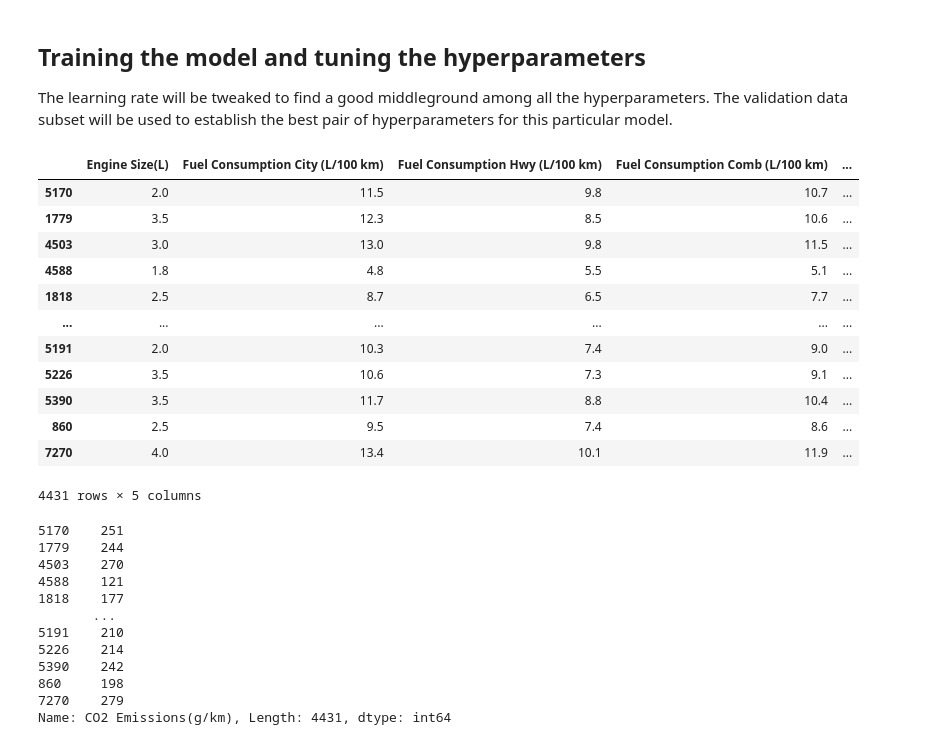
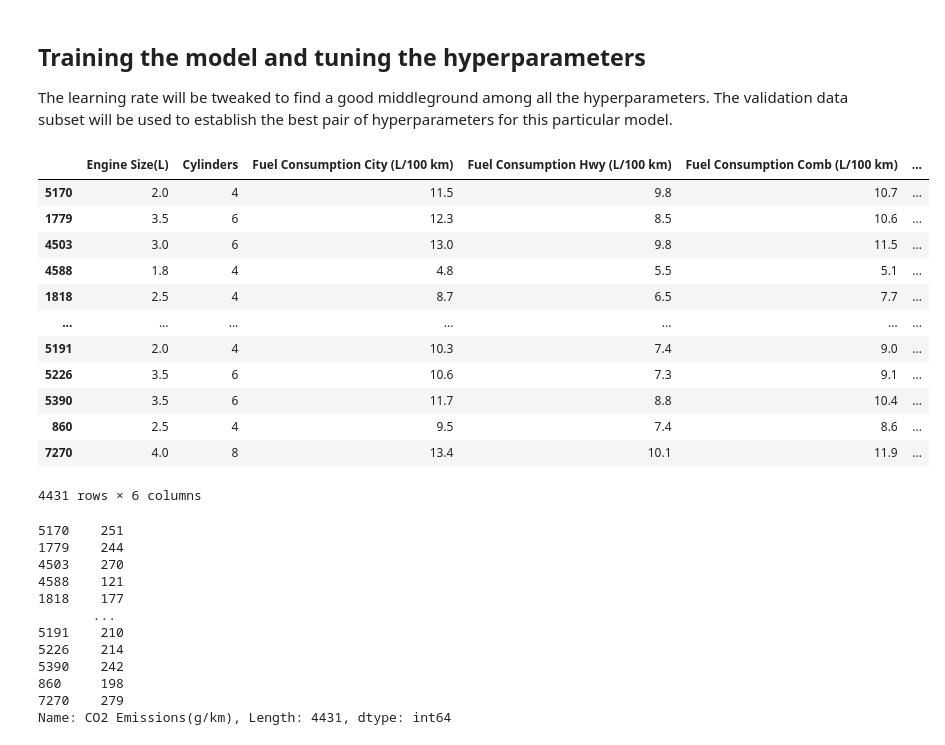
Before and after one commit to timid-angel/co2-emissions-prediction-model, a Jupyter notebook: Linear_Regression.ipynb, the cells around one changed output. Cells and saved outputs as stored; diff of their text form; code cells hidden in the pictures.

```diff
--- a/Linear_Regression.ipynb
+++ b/Linear_Regression.ipynb
@@ -11,6 +11,7 @@ This class defines a linear regression model that acceps the learning rate and t
 - `fit(X, Y)`: takes the features and the corresponding value to train the model
 - `predict(X)`: takes a list of features and returns the model's predicted values
 # %%
+# Implementation of Linear Regression using Batch Gradient Descent
 class LinearRegression:
     def __init__(self, lr=0.001, epochs=1000):
         self.learning_rate = lr
@@ -21,8 +22,8 @@ class LinearRegression:
 
     def fit(self, X, Y):
         sample_count, feature_count = len(X), len(X[0])
-        self.weights = [0] * feature_count
-        self.bias = 0
+        self.weights = [250.0] * feature_count
+        self.bias = 0.0
 
         for _ in range(self.epochs):
             y_preds = [self.bias] * sample_count
@@ -36,7 +37,7 @@ class LinearRegression:
             weight_diff = [0] * feature_count
             for i in range(sample_count):
                 for fi in range(feature_count):
-                    weight_diff[fi] += 2*(X[i][fi] * y_diff[i])
+                    weight_diff[fi] += (X[i][fi] * y_diff[i])
 
             for fi in range(feature_count):
                 weight_diff[fi] *= 1/sample_count
@@ -57,0 +106,11 @@ class LinearRegression:
+# %%
+filtered_columns = [
+    "Make",
+    "Model",
+    "Vehicle Class",
+    "Transmission",
+    "Fuel Type",
+]
+
+data = data.drop(columns=filtered_columns)
+data.head()
@@ -58,18 +124,8 @@ class LinearRegression:
 # %%
-# Import the dataset and filter out unnecessary features
-data = pd.read_csv("./data/CO2_Emissions.csv")
+# separate the last column and split the data
+data_x = data.drop(columns=['CO2 Emissions(g/km)'])
+data_y = data['CO2 Emissions(g/km)']
 
-filtered_columns = [
-    "Make",
-    "Model",
-    "Vehicle Class",
-    "Transmission",
-    "Fuel Type",
-    "Cylinders"
-]
-
-data_x = data.drop(columns=['CO2 Emissions(g/km)', *filtered_columns])
-data_y = data['CO2 Emissions(g/km)']
 
 train_x, temp_x, train_y, temp_y = train_test_split(data_x, data_y, test_size=0.40, random_state=42)
 validation_x, test_x, validation_y, test_y = train_test_split(temp_x, temp_y, test_size=0.50, random_state=42)
@@ -102,28 +157,29 @@ for feature in data_x.columns:
 The learning rate will be tweaked to find a good middleground among all the hyperparameters. The validation data subset will be used to establish the best pair of hyperparameters for this particular model.
 # %%
 # Make several models using different learning rates and epochs and use the performance metric measures to check how well they perform
-learning_rates = [0.00001, 0.0003, 0.0002, 0.0005, 0.0001]
-models = [LinearRegression(lr=lr) for lr in learning_rates]
+# learning_rates = [0.00001, 0.0003, 0.0002, 0.0005, 0.0001]
+learning_rates = [0.0001]
+models = [LinearRegression() for lr in learning_rates]
 
 conv_train_x = train_x.values.tolist()
 conv_train_y = list(train_y)
 
 # Visualize features of the training data subset
 train_x
 # %% [output]
-|  | Engine Size(L) | Fuel Consumption City (L/100 km) | Fuel Consumption Hwy (L/100 km) | Fuel Consumption Comb (L/100 km) | ... |
-| 5170 | 2.0 | 11.5 | 9.8 | 10.7 | ... |
-| 1779 | 3.5 | 12.3 | 8.5 | 10.6 | ... |
-| 4503 | 3.0 | 13.0 | 9.8 | 11.5 | ... |
-| 4588 | 1.8 | 4.8 | 5.5 | 5.1 | ... |
-| 1818 | 2.5 | 8.7 | 6.5 | 7.7 | ... |
-| ... | ... | ... | ... | ... | ... |
-| 5191 | 2.0 | 10.3 | 7.4 | 9.0 | ... |
-| 5226 | 3.5 | 10.6 | 7.3 | 9.1 | ... |
-| 5390 | 3.5 | 11.7 | 8.8 | 10.4 | ... |
-| 860 | 2.5 | 9.5 | 7.4 | 8.6 | ... |
-| 7270 | 4.0 | 13.4 | 10.1 | 11.9 | ... |
+|  | Engine Size(L) | Cylinders | Fuel Consumption City (L/100 km) | Fuel Consumption Hwy (L/100 km) | Fuel Consumption Comb (L/100 km) | ... |
+| 5170 | 2.0 | 4 | 11.5 | 9.8 | 10.7 | ... |
+| 1779 | 3.5 | 6 | 12.3 | 8.5 | 10.6 | ... |
+| 4503 | 3.0 | 6 | 13.0 | 9.8 | 11.5 | ... |
+| 4588 | 1.8 | 4 | 4.8 | 5.5 | 5.1 | ... |
+| 1818 | 2.5 | 4 | 8.7 | 6.5 | 7.7 | ... |
+| ... | ... | ... | ... | ... | ... | ... |
+| 5191 | 2.0 | 4 | 10.3 | 7.4 | 9.0 | ... |
+| 5226 | 3.5 | 6 | 10.6 | 7.3 | 9.1 | ... |
+| 5390 | 3.5 | 6 | 11.7 | 8.8 | 10.4 | ... |
+| 860 | 2.5 | 4 | 9.5 | 7.4 | 8.6 | ... |
+| 7270 | 4.0 | 8 | 13.4 | 10.1 | 11.9 | ... |
-4431 rows × 5 columns
+4431 rows × 6 columns
 # %%
 # Visualize results of the training data subset
 train_y
```
Also changed, not shown: parts of 12 cells of this notebook.
